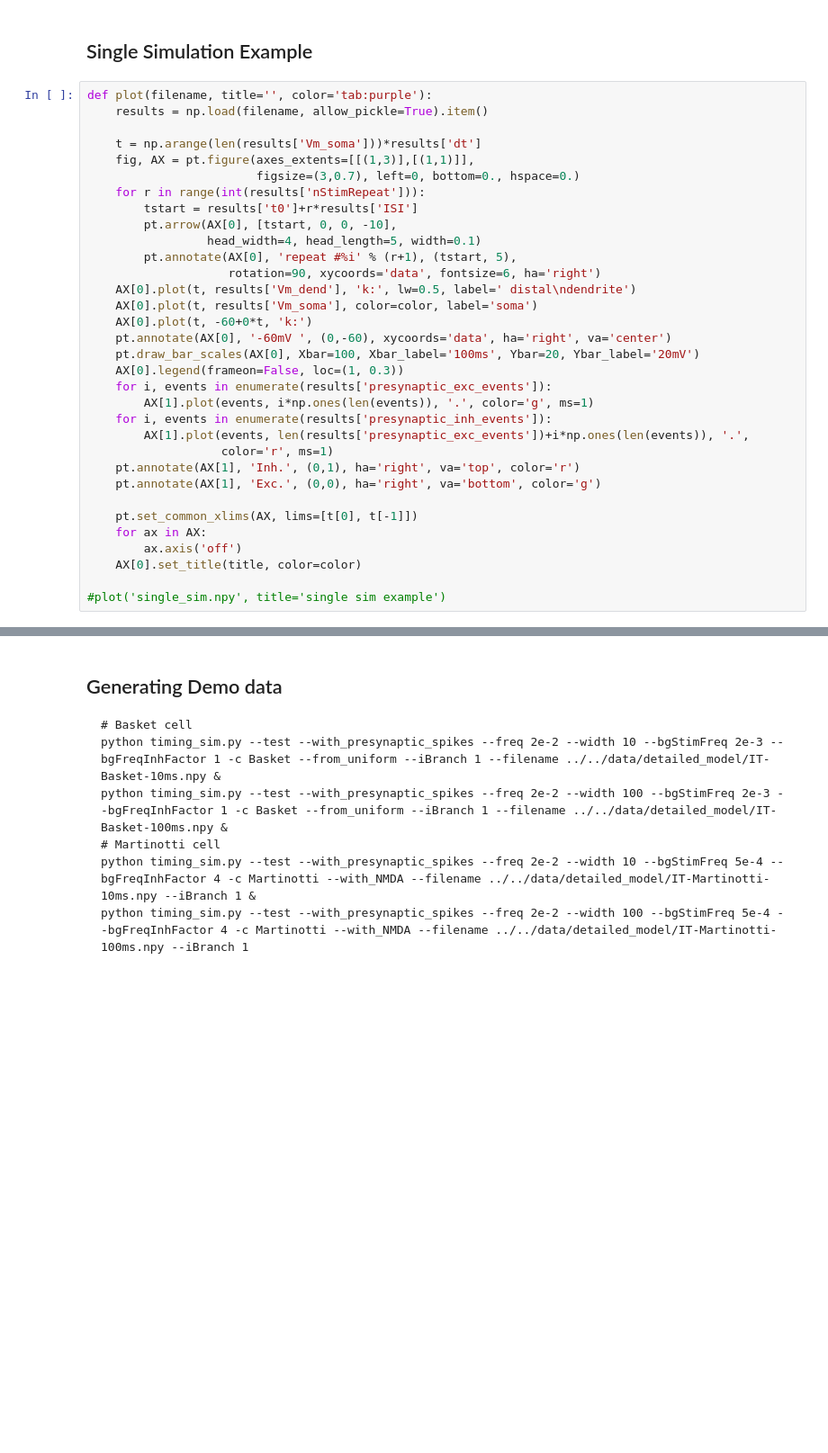
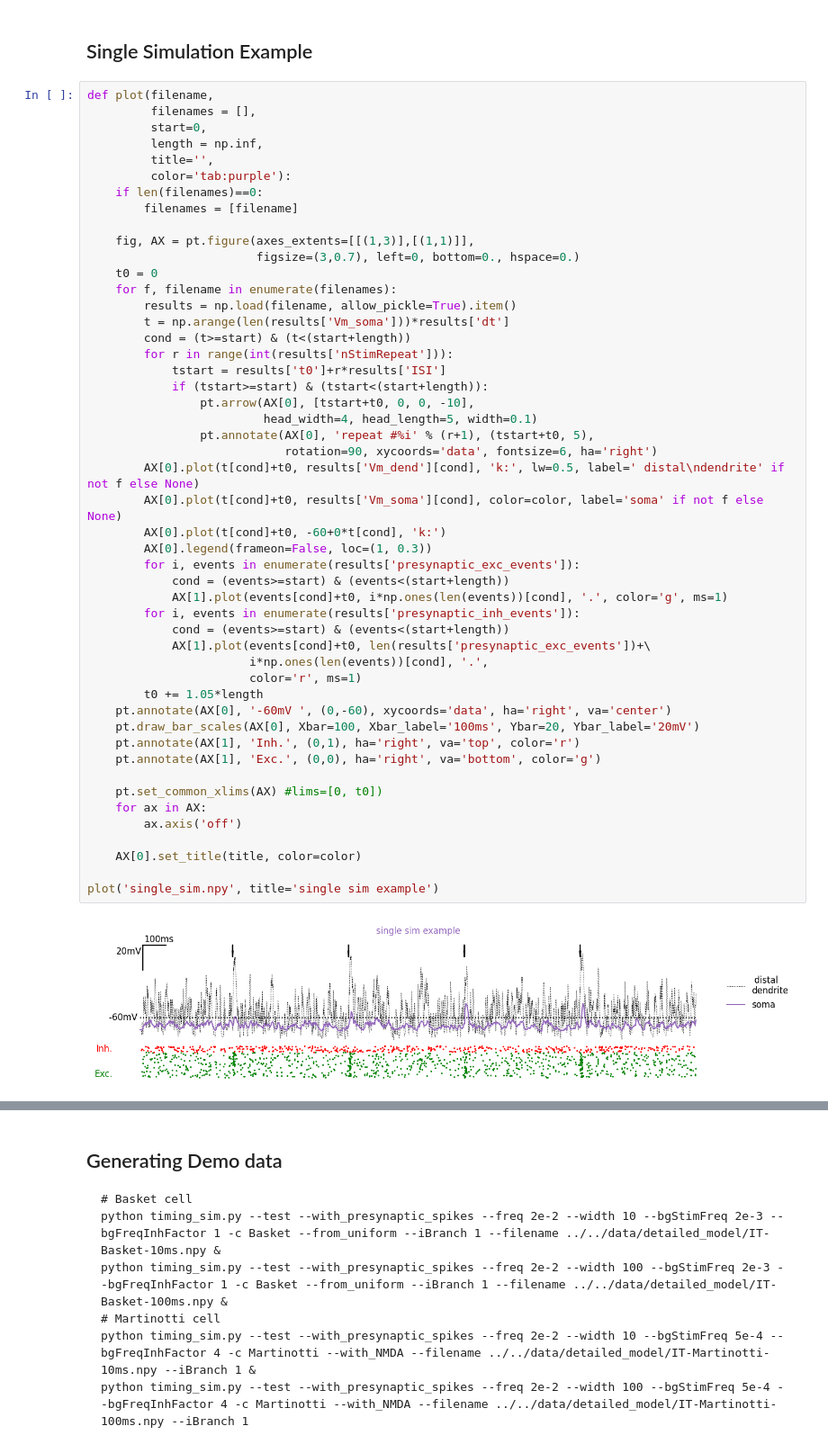
Before and after one commit to yzerlaut/pv-sst-dendrites, a Jupyter notebook: biophysical_modelling/detailed_model/Intensity-Timing-Analysis.ipynb, the cells around one changed output, grey strips where cells are left out. Shown at 90% size. Cells and saved outputs as stored; diff of their text form; blank space fills up the shorter version.

```diff
--- a/biophysical_modelling/detailed_model/Intensity-Timing-Analysis.ipynb
+++ b/biophysical_modelling/detailed_model/Intensity-Timing-Analysis.ipynb
@@ -27,35 +24,53 @@ Warning: no DISPLAY environment variable.
 # %% [markdown]
 ## Single Simulation Example
 # %%
-def plot(filename, title='', color='tab:purple'):
-    results = np.load(filename, allow_pickle=True).item()
+def plot(filename,
+         filenames = [],
+         start=0,
+         length = np.inf,
+         title='',
+         color='tab:purple'):
+    if len(filenames)==0:
+        filenames = [filename]
 
-    t = np.arange(len(results['Vm_soma']))*results['dt']
     fig, AX = pt.figure(axes_extents=[[(1,3)],[(1,1)]],
                         figsize=(3,0.7), left=0, bottom=0., hspace=0.)
-    for r in range(int(results['nStimRepeat'])):
-        tstart = results['t0']+r*results['ISI']
-        pt.arrow(AX[0], [tstart, 0, 0, -10],
-                 head_width=4, head_length=5, width=0.1)
-        pt.annotate(AX[0], 'repeat #%i' % (r+1), (tstart, 5),
-                    rotation=90, xycoords='data', fontsize=6, ha='right')
-    AX[0].plot(t, results['Vm_dend'], 'k:', lw=0.5, label=' distal\ndendrite')
-    AX[0].plot(t, results['Vm_soma'], color=color, label='soma')
-    AX[0].plot(t, -60+0*t, 'k:')
+    t0 = 0
+    for f, filename in enumerate(filenames):
+        results = np.load(filename, allow_pickle=True).item()
+        t = np.arange(len(results['Vm_soma']))*results['dt']
+        cond = (t>=start) & (t<(start+length))
+        for r in range(int(results['nStimRepeat'])):
+            tstart = results['t0']+r*results['ISI']
+            if (tstart>=start) & (tstart<(start+length)):
+                pt.arrow(AX[0], [tstart+t0, 0, 0, -10],
+                         head_width=4, head_length=5, width=0.1)
+                pt.annotate(AX[0], 'repeat #%i' % (r+1), (tstart+t0, 5),
+                            rotation=90, xycoords='data', fontsize=6, ha='right')
+        AX[0].plot(t[cond]+t0, results['Vm_dend'][cond], 'k:', lw=0.5, label=' distal\ndendrite' if not f else None)
+        AX[0].plot(t[cond]+t0, results['Vm_soma'][cond], color=color, label='soma' if not f else None)
+        AX[0].plot(t[cond]+t0, -60+0*t[cond], 'k:')
+        AX[0].legend(frameon=False, loc=(1, 0.3))
+        for i, events in enumerate(results['presynaptic_exc_events']):
+            cond = (events>=start) & (events<(start+length))
+            AX[1].plot(events[cond]+t0, i*np.ones(len(events))[cond], '.', color='g', ms=1)
+        for i, events in enumerate(results['presynaptic_inh_events']):
+            cond = (events>=start) & (events<(start+length))
+            AX[1].plot(events[cond]+t0, len(results['presynaptic_exc_events'])+\
+                       i*np.ones(len(events))[cond], '.',
+                       color='r', ms=1)
+        t0 += 1.05*length
     pt.annotate(AX[0], '-60mV ', (0,-60), xycoords='data', ha='right', va='center')
     pt.draw_bar_scales(AX[0], Xbar=100, Xbar_label='100ms', Ybar=20, Ybar_label='20mV')
-    AX[0].legend(frameon=False, loc=(1, 0.3))
-    for i, events in enumerate(results['presynaptic_exc_events']):
-        AX[1].plot(events, i*np.ones(len(events)), '.', color='g', ms=1)
-    for i, events in enumerate(results['presynaptic_inh_events']):
-        AX[1].plot(events, len(results['presynaptic_exc_events'])+i*np.ones(len(events)), '.',
-                   color='r', ms=1)
     pt.annotate(AX[1], 'Inh.', (0,1), ha='right', va='top', color='r')
     pt.annotate(AX[1], 'Exc.', (0,0), ha='right', va='bottom', color='g')
 
-    pt.set_common_xlims(AX, lims=[t[0], t[-1]])
+    pt.set_common_xlims(AX) #lims=[0, t0])
     for ax in AX:
         ax.axis('off')
+
     AX[0].set_title(title, color=color)
 
-#plot('single_sim.npy', title='single sim example')
+plot('single_sim.npy', title='single sim example')
+# %% [output]
+[figure, added]
```
Also changed, not shown: parts of 8 cells of this notebook, 2 other files.
